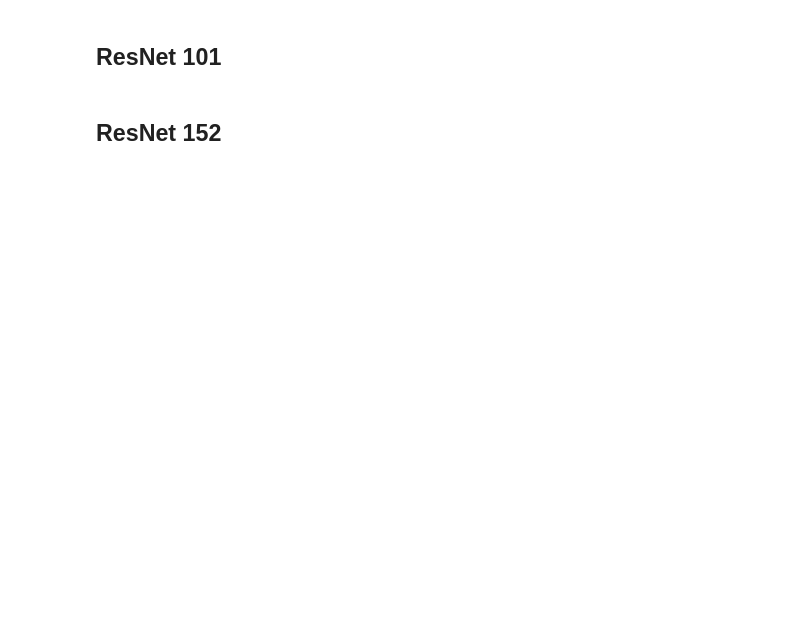
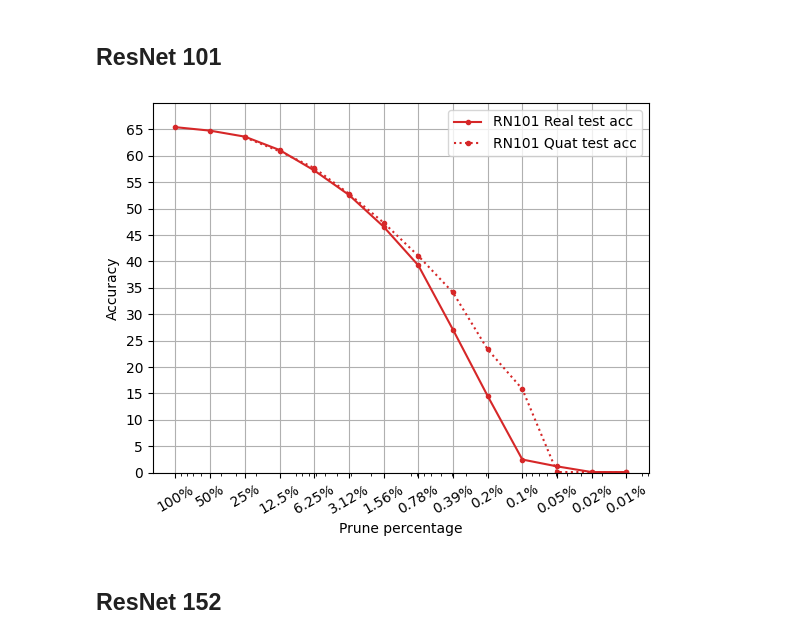
Before and after one commit to smlab-niser/quatLT23, a Jupyter notebook: classification/11_imagenet64/graphs.ipynb, the cells around one changed output. Cells and saved outputs as stored; diff of their text form; code cells hidden in the pictures; blank space fills up the shorter version.

```diff
--- a/classification/11_imagenet64/graphs.ipynb
+++ b/classification/11_imagenet64/graphs.ipynb
@@ -15,8 +15,9 @@ import json
 import torch.multiprocessing as mp
 from data_loaders.imagenet import Train, Val
 
-GPU = torch.device("cuda:0")
+GPU = torch.device("cuda:1")
 base_dir = "saved_models"
+ext = "pdf"
 # %%
 models = ["RN18_real", "RN18_quat", "RN34_real", "RN34_quat", "RN50_real", "RN50_quat", "RN101_real", "RN101_quat", "RN152_real", "RN152_quat"]
 for name in models:
@@ -205,8 +258,8 @@ else:
             models[model_type][model_path]["prune_perc"] = get_prune_percentage(model)
             models[model_type][model_path]["accuracy"] = train_accuracy(model, validation_generator, GPU)
 
-    # with open("saved_models/RN50.json", "w") as f:
-    #     json.dump(models, f)
+    with open("saved_models/RN50.json", "w") as f:
+        json.dump(models, f)
 # %%
 real_prune_percs = []
 real_test_accs = []
@@ -249,7 +304,7 @@ plt.savefig("saved_models/RN50.pdf", bbox_inches='tight')
 # %% [markdown]
 ## ResNet 101
 # %%
-load = False
+load = True
 models = model_groups[101]
 # /home/aritra/project/quatLT23/precious_saved_models
 if load:
@@ -285,36 +340,38 @@ for m in models["RN101_real"].values():
     real_num_params.append(m["prune_perc"]*44.54)
     real_test_accs.append(m["accuracy"])
 
 quat_prune_percs = []
 quat_test_accs = []
 quat_num_params = []
 for m in models["RN101_quat"].values():
     quat_prune_percs.append(m["prune_perc"]*25)
     quat_num_params.append(m["prune_perc"]*11.22)
     quat_test_accs.append(m["accuracy"])
 
 unif["R101_acc"] = real_test_accs
 unif["R101_prune"] = real_prune_percs
 unif["R101_params"] = real_num_params
 unif["Q101_acc"] = quat_test_accs
 unif["Q101_prune"] = quat_prune_percs
 unif["Q101_params"] = quat_num_params
 
-plt.plot(real_prune_percs[:-1], real_test_accs[:-1], linestyle="-", marker=".", color="tab:red", label="RN101 Real test acc")
-plt.plot(quat_prune_percs[:-1], quat_test_accs[:-1], linestyle=":", marker=".", color="tab:red", label="RN101 Quat test acc")
+plt.plot(real_prune_percs, real_test_accs, linestyle="-", marker=".", color="tab:red", label="RN101 Real test acc")
+plt.plot(quat_prune_percs, quat_test_accs, linestyle=":", marker=".", color="tab:red", label="RN101 Quat test acc")
 
 
 plt.xscale("log")
 plt.legend()
 plt.xlabel("Prune percentage")
 plt.ylabel("Accuracy")
 plt.gca().invert_xaxis()
 ticks = [100*0.5**i for i in range(14)]
 plt.xticks(ticks, [f"{proc(t)}%" for t in ticks], rotation=30)
 plt.yticks(range(0, 70, 5))
 plt.ylim(0, 70)
 plt.grid()
-plt.savefig("saved_models/RN152.pdf", bbox_inches='tight')
+plt.savefig(f"saved_models/RN101.{ext}", bbox_inches='tight')
+# %% [output]
+[figure, added]
 # %% [markdown]
 ## ResNet 152
 # %%
```
Also changed, not shown: parts of 9 cells of this notebook, 27 other files.
